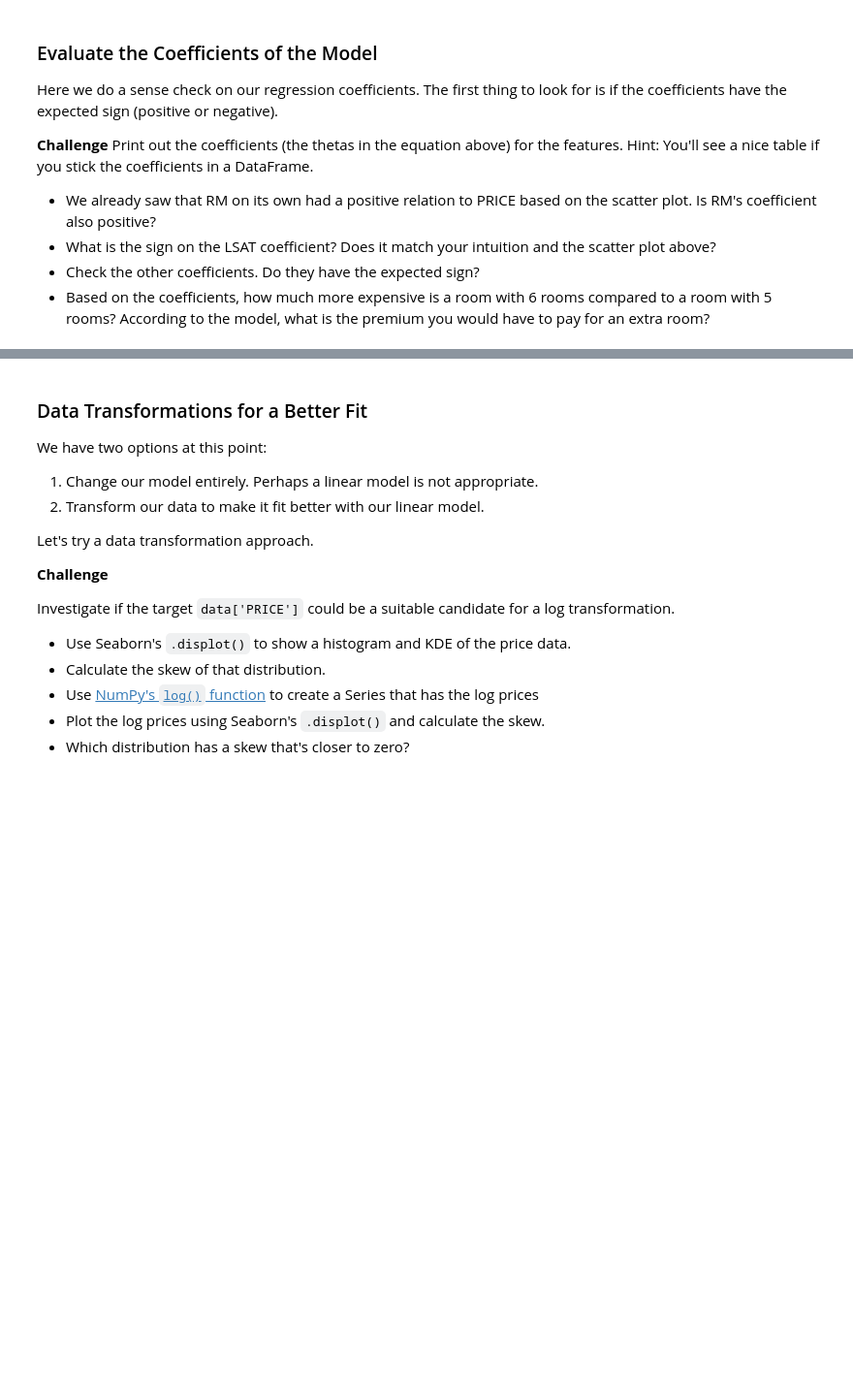
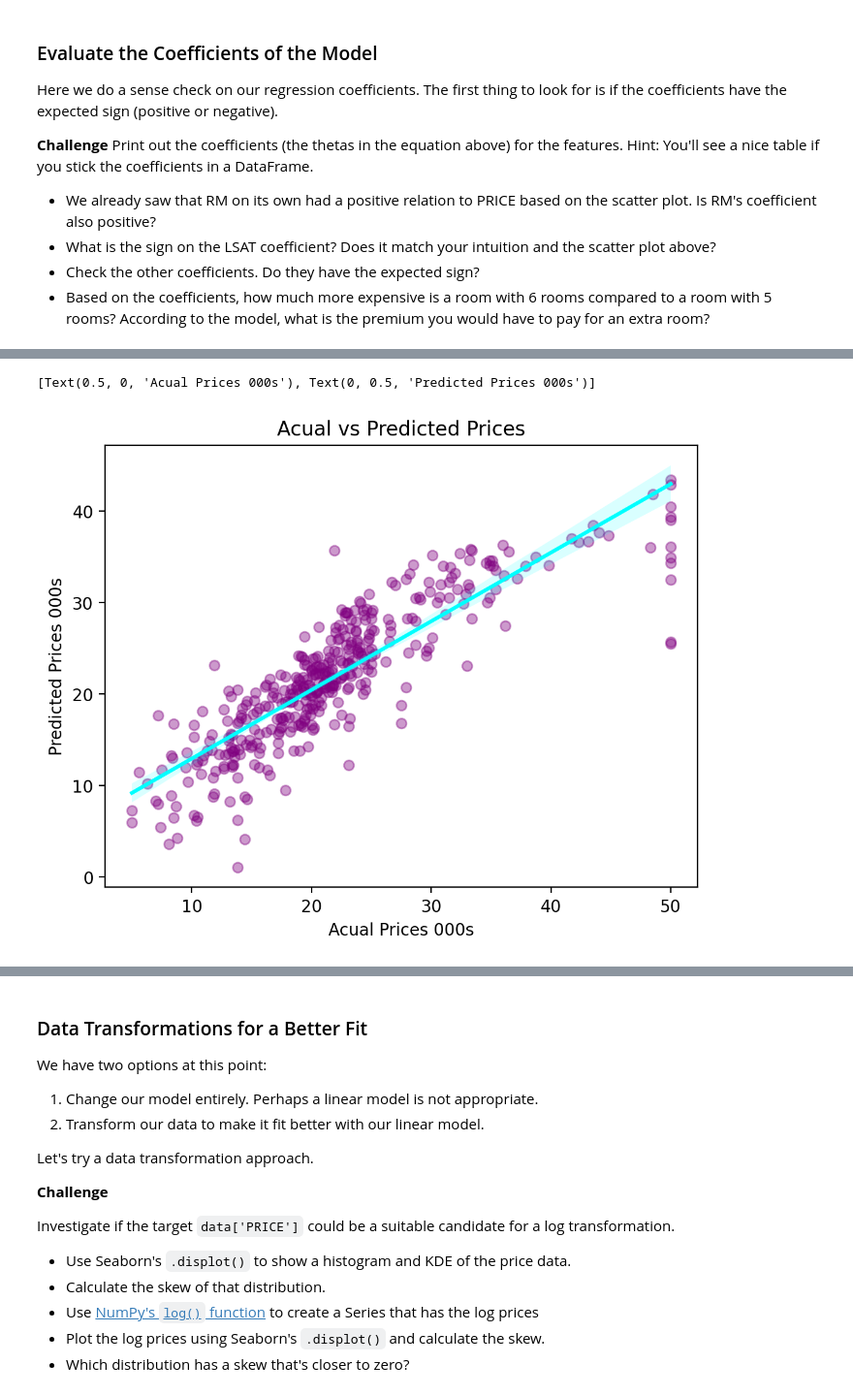
Before and after one commit to MohammadAburub93/Python-Data-Science-Practice, a Jupyter notebook: Multivariable Regression/Multivariable_Regression_and_Valuation_Model.ipynb, the cells around one changed output, grey strips where cells are left out. Shown at 97% size. Saved outputs shown, nothing was run; the diff lists cells and outputs as text; code cells hidden in the pictures; blank space fills up the shorter version.

Commit message:
WIP: Complete linear regression model for houses prices

```diff
--- a/Multivariable Regression/Multivariable_Regression_and_Valuation_Model.ipynb
+++ b/Multivariable Regression/Multivariable_Regression_and_Valuation_Model.ipynb
@@ -371,3 +374,5 @@ Hint: Remember, your **target** is your home PRICE, and your **features** are al
+# %%
+X_train, X_test, y_train, y_test = train_test_split(X, y, train_size=0.8, random_state=10)
 # %% [markdown]
 # Multivariable Regression
 
@@ -380,3 +385,7 @@ $$ PR \hat ICE = \theta _0 + \theta _1 RM + \theta _2 NOX + \theta _3 DIS + \the
 **Challenge**
 
 Use sklearn to run the regression on the training dataset. How high is the r-squared for the regression on the training data?
+# %%
+model = LinearRegression()
+# %%
+model.fit(X_train,y_train)
@@ -413,3 +448,21 @@ The cyan line in the middle shows `y_train` against `y_train`. If the prediction
 The second plot should be the residuals against the predicted prices. Here's what we're looking for:
 
 <img src=https://i.imgur.com/HphsBsj.png height=350>
+# %%
+predicted_values = model.predict(X_train)
+residuals = (y_train - predicted_values)
+# %%
+plt.figure( dpi=200)
+plt.title(f'Acual vs Predicted Prices')
+ax = sns.regplot(x=y_train,
+            y=predicted_values,
+            color='purple',
+            scatter_kws={'alpha':0.4},
+            line_kws={'color':'cyan'})
+ax.set(
+    xlabel='Acual Prices 000s',
+    ylabel='Predicted Prices 000s',
+)
+# %% [output]
+[Text(0.5, 0, 'Acual Prices 000s'), Text(0, 0.5, 'Predicted Prices 000s')]
+[figure, added]
```
Also changed, not shown: parts of 12 cells of this notebook.
